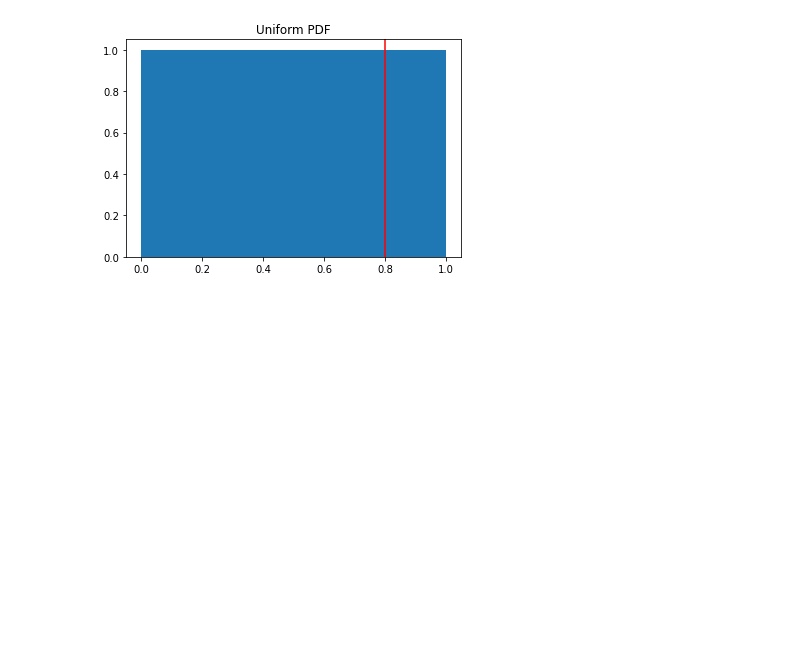
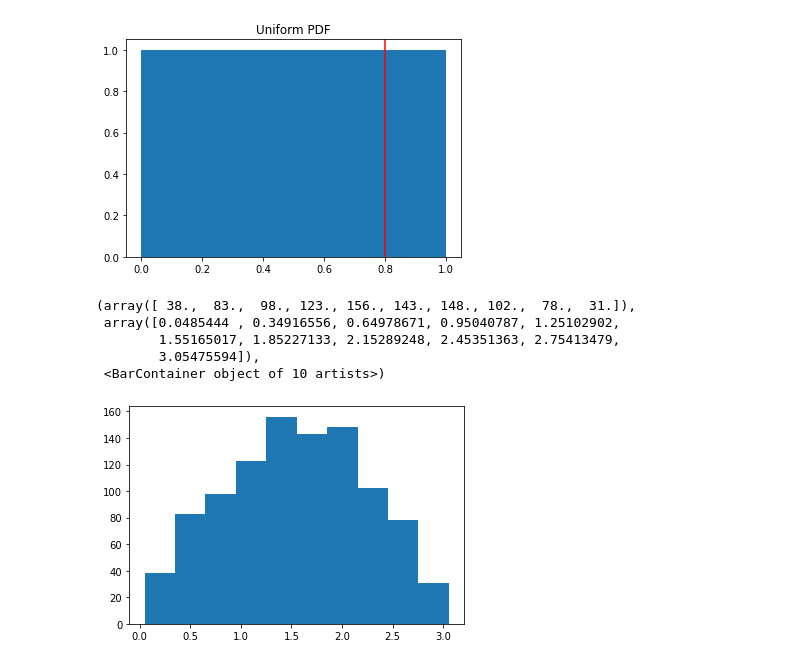
Before and after one commit to jjackson1994/Muon_Project, a Jupyter notebook: Daniels Part 4.ipynb, the cells around one changed output. Saved outputs shown, nothing was run; the diff lists cells and outputs as text; code cells hidden in the pictures; blank space fills up the shorter version.

```diff
--- a/Daniels Part 4.ipynb
+++ b/Daniels Part 4.ipynb
@@ -118,3 +202,46 @@ plt.axvline(x = 0.8,color = 'r')
 # %% [output]
 <matplotlib.lines.Line2D at 0x...>
 [figure]
+# %%
+def pdf(theta):
+    #Electron and Muon mass squared
+    e = 1.6e-19
+    mu2 = 105.658**2 #Mev
+    me2 = 0.5110**2 #Mev
+    s = 4*mu2 + 5000 #Mev point 9, center beam energy
+    alpha = (e**2)/(4*math.pi)
+
+    #constant to simplify calculation
+    ce = 1-(4*me2/s)
+    cu = 1-(4*mu2/s)
+    c1 = ((alpha**2)/(4*s)) * math.sqrt(cu) / math.sqrt(ce)
+
+    #assuming me2 = 0
+    #a = ((alpha**2)/(4*s)) * math.sqrt(cu) * (1+ (4*mu2/s))
+    #b = ((alpha**2)/(4*s)) * cu
+    a = c1 * (1+(4/s)*(me2+mu2))
+    b = c1 * (1-(4*mu2/s)) * (1-(4*me2/s))
+    sigma = (4*math.pi/3) *(3*a + b)
+    return 2*math.pi*math.sin(theta)/sigma *(a + b*(math.cos(theta)**2))
+
+def thetaGen(howMany):
+    thetas = []
+    count = 0
+    while count < howMany:
+        potential = npr.uniform(0,math.pi)
+        y = npr.uniform(0,1)
+        if y < pdf(potential):
+            thetas.append(potential)
+            count += 1
+    return thetas
+
+newThetas = thetaGen(1000)
+
+plt.hist(newThetas)
+# %% [output]
+(array([ 38.,  83.,  98., 123., 156., 143., 148., 102.,  78.,  31.]),
+ array([0.0485444 , 0.34916556, 0.64978671, 0.95040787, 1.25102902,
+        1.55165017, 1.85227133, 2.15289248, 2.45351363, 2.75413479,
+        3.05475594]),
+ <BarContainer object of 10 artists>)
+[figure, added]
```
Also changed, not shown: parts of 5 cells of this notebook.
